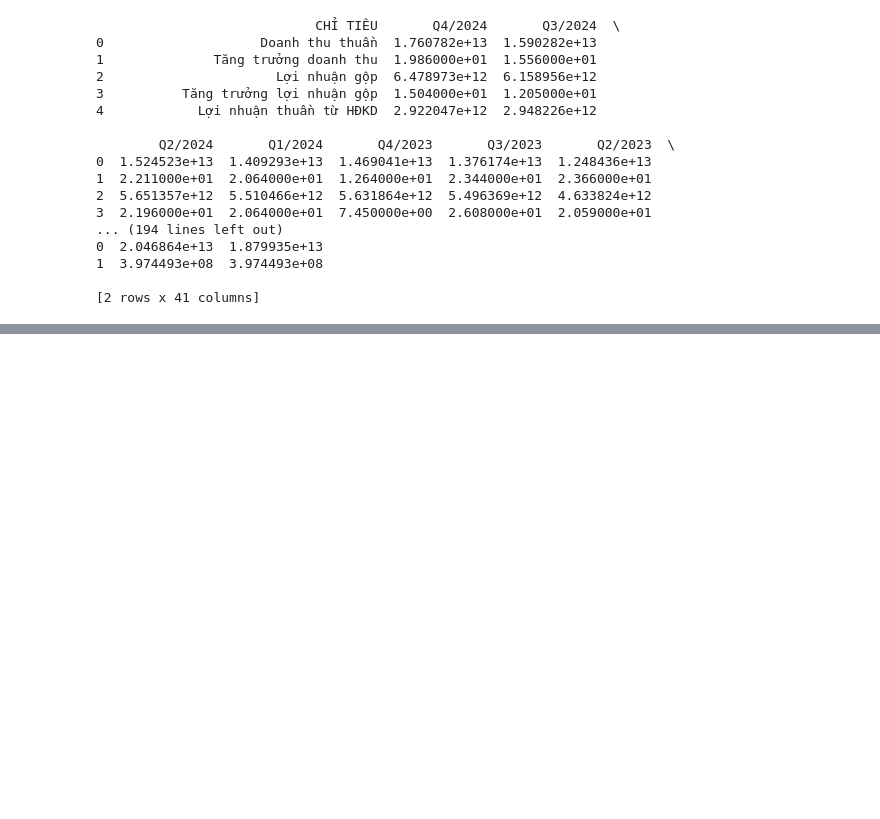
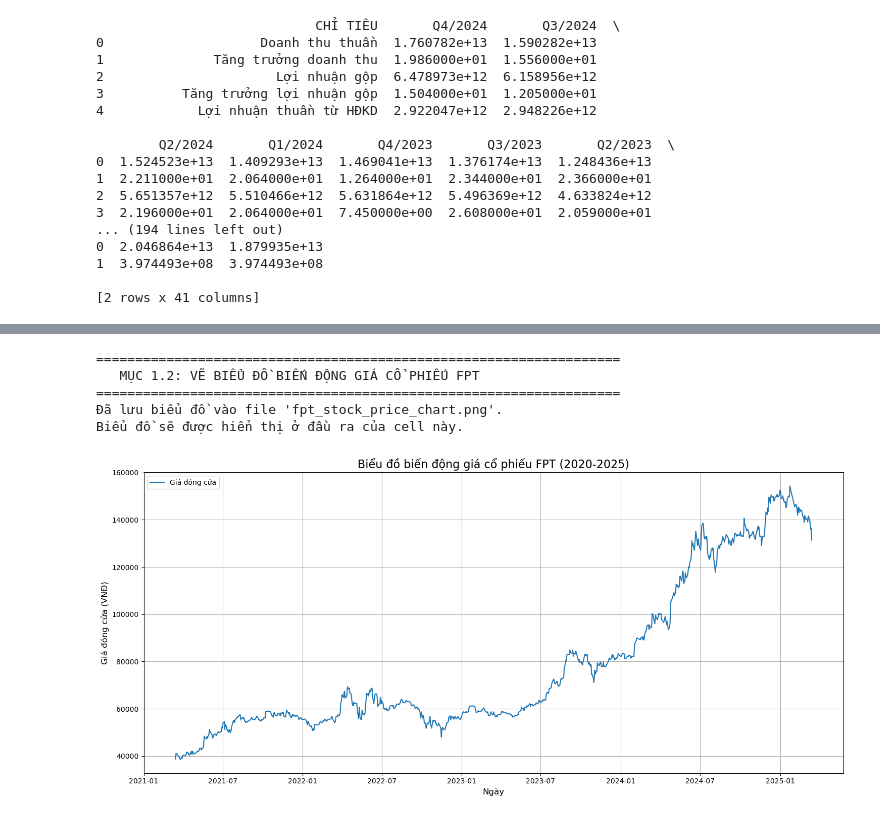
Before and after one commit to DangShark/Data_Mining, a Jupyter notebook: final_report.ipynb, the cells around one changed output, grey strips where cells are left out. Cells and saved outputs as stored; diff of their text form; code cells hidden in the pictures; blank space fills up the shorter version.

```diff
--- a/final_report.ipynb
+++ b/final_report.ipynb
@@ -5,9 +5,9 @@ import seaborn as sns
 import matplotlib.pyplot as plt
 # %%
 # Dữ liệu lịch sử giá
-price_history_df = pd.read_csv(r'D:/Data mining/LAB/Lab01/data/FPT_PriceHistory.csv', nrows=1001)
+price_history_df = pd.read_csv(r'E:\dataMining\Data_Mining\data\FPT_PriceHistory.csv', nrows=1001)
 # Dữ liệu chỉ số tài chính
-financial_indicator_df = pd.read_csv(r'D:/Data mining/LAB/Lab01/data/FPT_FinancialIndicator.csv', nrows=63)
+financial_indicator_df = pd.read_csv(r'E:\dataMining\Data_Mining\data\FPT_FinancialIndicator.csv', nrows=63)
 # %%
 price_history_df.head()
 # %% [output]
@@ -139,3 +139,13 @@ print(Company_Information_df.head())
 1  3.974493e+08  3.974493e+08
 
 [2 rows x 41 columns]
+# %%
+# 1. Quan sát để hiểu doanh nghiệp và dữ liệu
+# Chuyển cột 'NGÀY' sang kiểu datetime để có thể sắp xếp và vẽ biểu đồ
+price_history_df['NGÀY'] = pd.to_datetime(price_history_df['NGÀY'], format='%d/%m/%Y')
+
+# Sắp xếp lại dataframe theo thứ tự ngày tăng dần (dữ liệu gốc đang giảm dần)
+price_history_df = price_history_df.sort_values(by='NGÀY').reset_index(drop=True)
+
+print("Đã chuyển đổi cột NGÀY và sắp xếp lại price_history_df.")
+price_history_df.head()
@@ -141,0 +251,37 @@ print(Company_Information_df.head())
+# %%
+# --- Vẽ biểu đồ biến động giá cổ phiếu (Yêu cầu 1.2) ---
+print("\n===================================================================")
+print("   MỤC 1.2: VẼ BIỂU ĐỒ BIẾN ĐỘNG GIÁ CỔ PHIẾU FPT")
+print("===================================================================")
+
+plt.figure(figsize=(15, 7)) # Kích thước biểu đồ
+
+# Vẽ đường biểu đồ
+plt.plot(price_history_df['NGÀY'], price_history_df['GIÁ ĐÓNG CỬA'], label='Giá đóng cửa')
+
+# Thiết lập tiêu đề và nhãn
+plt.title('Biểu đồ biến động giá cổ phiếu FPT (2020-2025)', fontsize=16)
+plt.xlabel('Ngày', fontsize=12)
+plt.ylabel('Giá đóng cửa (VNĐ)', fontsize=12)
+
+# Thêm lưới
+plt.grid(True)
+
+# Thêm chú thích
+plt.legend()
+
+# Tự động điều chỉnh các tham số để hiển thị đẹp hơn
+plt.tight_layout()
+
+# Lưu biểu đồ ra file
+plt.savefig('fpt_stock_price_chart.png')
+
+print("Đã lưu biểu đồ vào file 'fpt_stock_price_chart.png'.")
+print("Biểu đồ sẽ được hiển thị ở đầu ra của cell này.")
+# %% [output]
+===================================================================
+   MỤC 1.2: VẼ BIỂU ĐỒ BIẾN ĐỘNG GIÁ CỔ PHIẾU FPT
+===================================================================
+Đã lưu biểu đồ vào file 'fpt_stock_price_chart.png'.
+Biểu đồ sẽ được hiển thị ở đầu ra của cell này.
+[figure, added]
```
Also changed, not shown: parts of 6 cells of this notebook, 2 other files.
